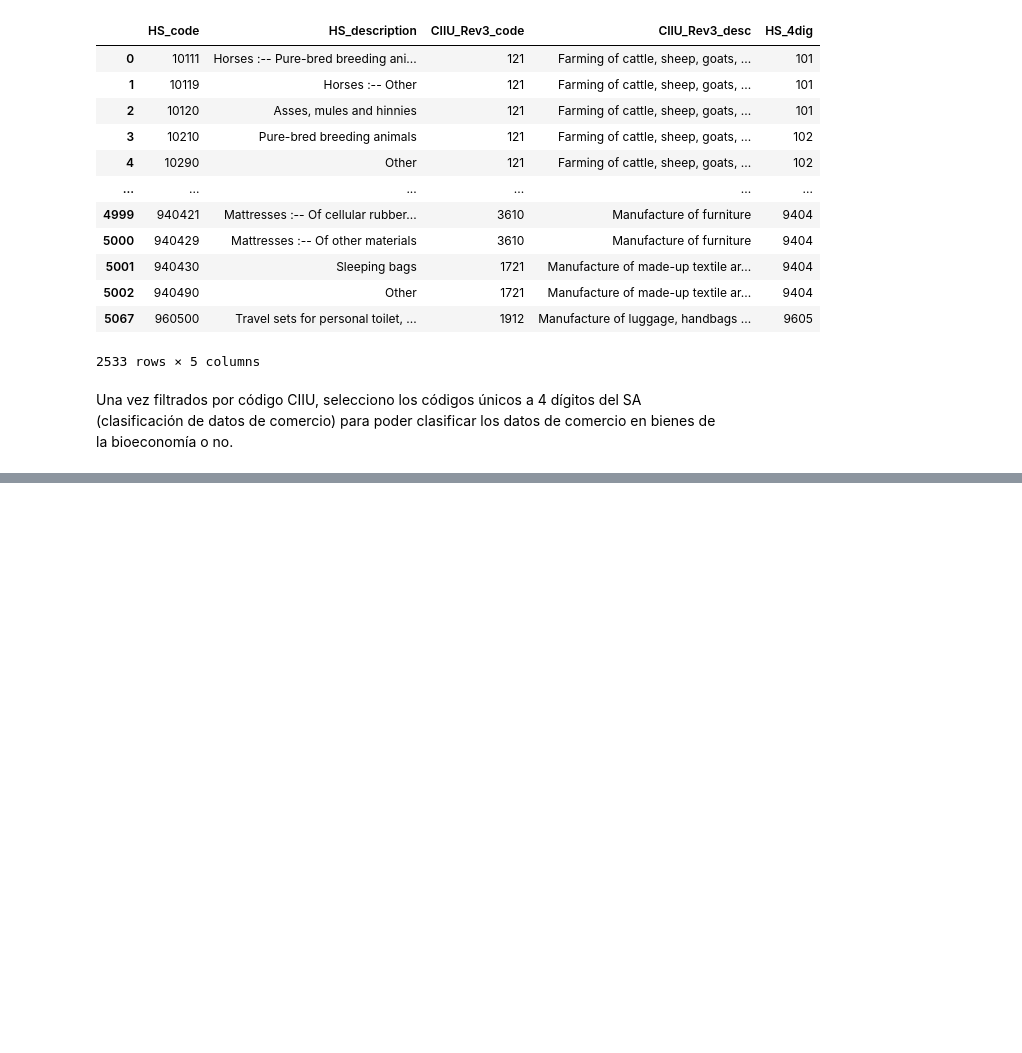
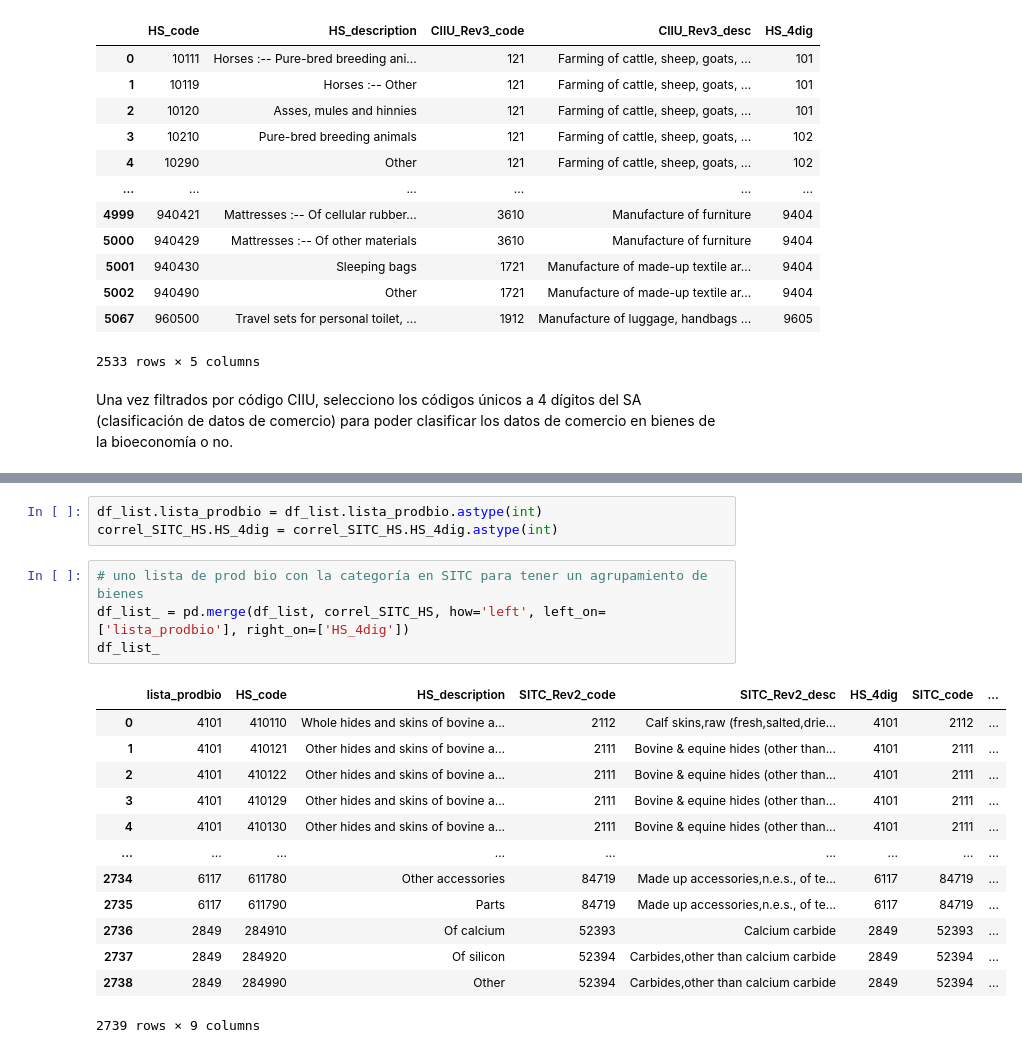
Before and after one commit to sc-perini/product-space, a Jupyter notebook: notebooks/Correspondencia de productos.ipynb, the cells around one changed output, grey strips where cells are left out. Drawn from its saved outputs; the diff is of its cells as text; blank space fills up the shorter version.

```diff
--- a/notebooks/Correspondencia de productos.ipynb
+++ b/notebooks/Correspondencia de productos.ipynb
@@ -343,0 +785,21 @@ df_list
+# %%
+df_list.lista_prodbio = df_list.lista_prodbio.astype(int)
+correl_SITC_HS.HS_4dig = correl_SITC_HS.HS_4dig.astype(int)
+# %%
+# uno lista de prod bio con la categoría en SITC para tener un agrupamiento de bienes
+df_list_ = pd.merge(df_list, correl_SITC_HS, how='left', left_on=['lista_prodbio'], right_on=['HS_4dig'])
+df_list_
+# %% [output]
+|  | lista_prodbio | HS_code | HS_description | SITC_Rev2_code | SITC_Rev2_desc | HS_4dig | SITC_code | ... |
+| 0 | 4101 | 410110 | Whole hides and skins of bovine a... | 2112 | Calf skins,raw (fresh,salted,drie... | 4101 | 2112 | ... |
+| 1 | 4101 | 410121 | Other hides and skins of bovine a... | 2111 | Bovine & equine hides (other than... | 4101 | 2111 | ... |
+| 2 | 4101 | 410122 | Other hides and skins of bovine a... | 2111 | Bovine & equine hides (other than... | 4101 | 2111 | ... |
+| 3 | 4101 | 410129 | Other hides and skins of bovine a... | 2111 | Bovine & equine hides (other than... | 4101 | 2111 | ... |
+| 4 | 4101 | 410130 | Other hides and skins of bovine a... | 2111 | Bovine & equine hides (other than... | 4101 | 2111 | ... |
+| ... | ... | ... | ... | ... | ... | ... | ... | ... |
+| 2734 | 6117 | 611780 | Other accessories | 84719 | Made up accessories,n.e.s., of te... | 6117 | 84719 | ... |
+| 2735 | 6117 | 611790 | Parts | 84719 | Made up accessories,n.e.s., of te... | 6117 | 84719 | ... |
+| 2736 | 2849 | 284910 | Of calcium | 52393 | Calcium carbide | 2849 | 52393 | ... |
+| 2737 | 2849 | 284920 | Of silicon | 52394 | Carbides,other than calcium carbide | 2849 | 52394 | ... |
+| 2738 | 2849 | 284990 | Other | 52394 | Carbides,other than calcium carbide | 2849 | 52394 | ... |
+2739 rows × 9 columns
```
Also changed, not shown: parts of 66 cells of this notebook, 24 other files.
